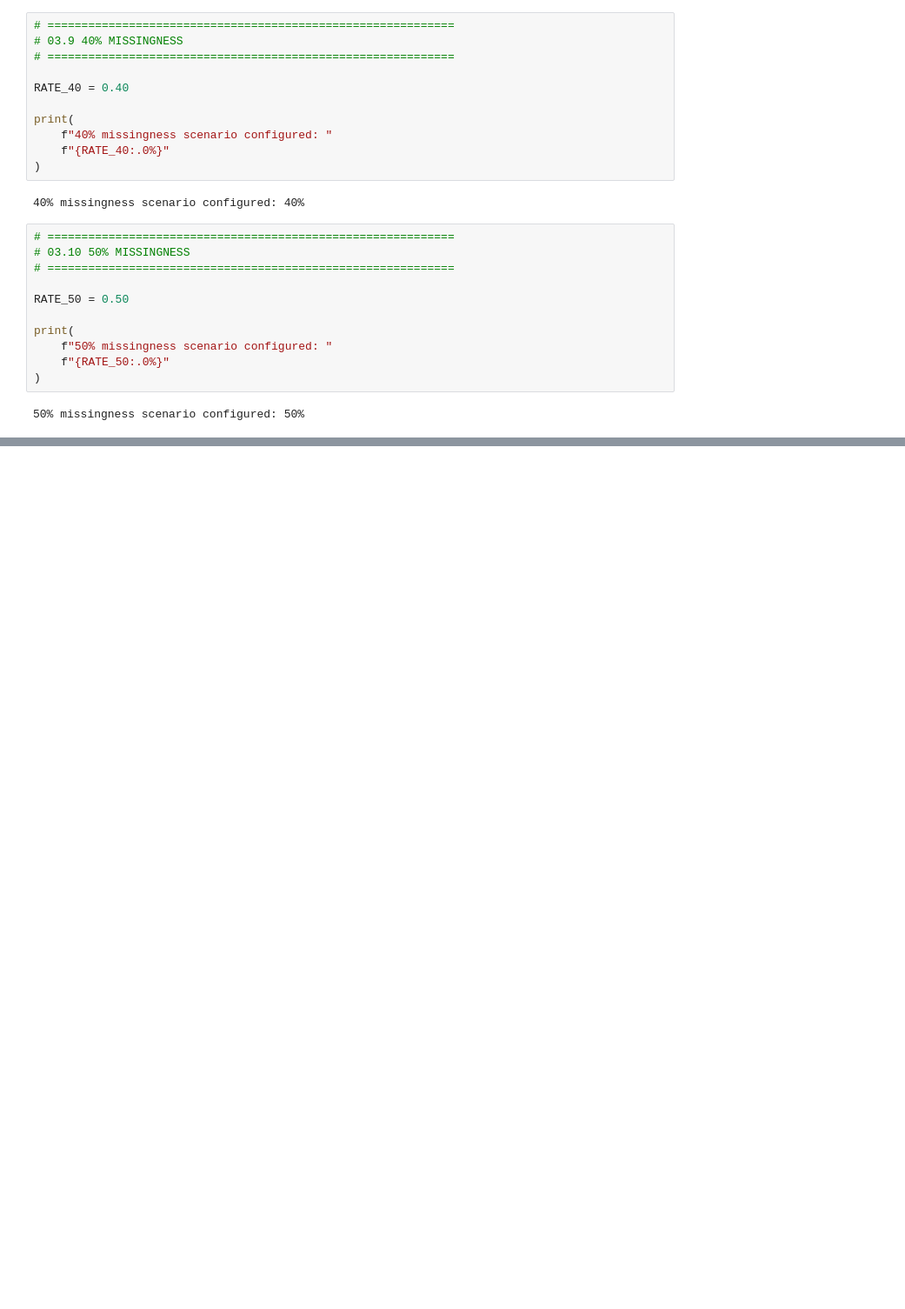
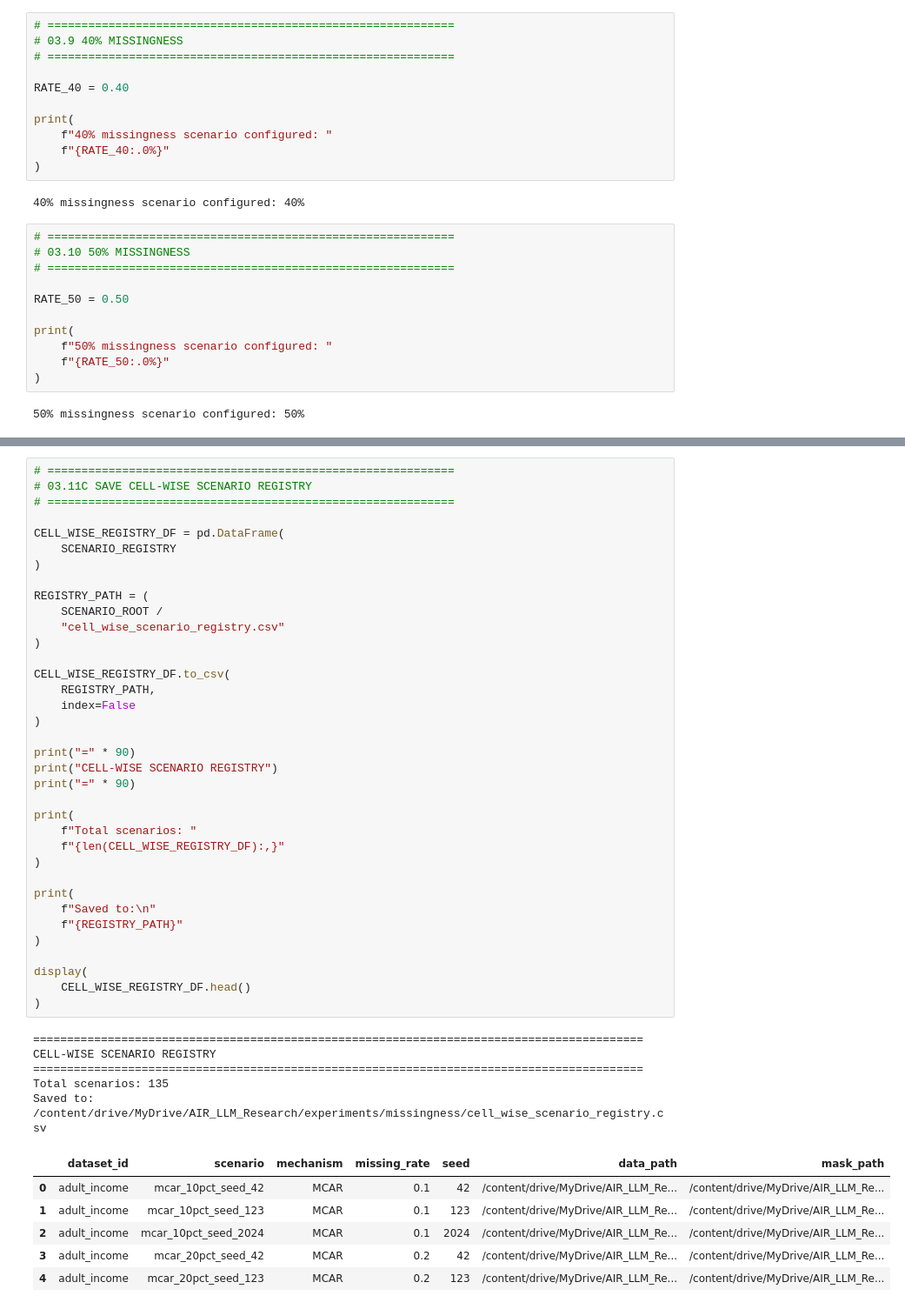
Before and after one commit to amzad-786githumb/AIR_LLM_Research, a Jupyter notebook: 03_Missingness_Generation.ipynb, the cells around one changed output, grey strips where cells are left out. Shown at 87% size. Cells and saved outputs as stored; diff of their text form; blank space fills up the shorter version.

```diff
--- a/03_Missingness_Generation.ipynb
+++ b/03_Missingness_Generation.ipynb
@@ -1864,0 +1137,49 @@ Design file     : /content/drive/MyDrive/AIR_LLM_Research/experiments/missingnes
+# %%
+# ============================================================
+# 03.11C SAVE CELL-WISE SCENARIO REGISTRY
+# ============================================================
+
+CELL_WISE_REGISTRY_DF = pd.DataFrame(
+    SCENARIO_REGISTRY
+)
+
+REGISTRY_PATH = (
+    SCENARIO_ROOT /
+    "cell_wise_scenario_registry.csv"
+)
+
+CELL_WISE_REGISTRY_DF.to_csv(
+    REGISTRY_PATH,
+    index=False
+)
+
+print("=" * 90)
+print("CELL-WISE SCENARIO REGISTRY")
+print("=" * 90)
+
+print(
+    f"Total scenarios: "
+    f"{len(CELL_WISE_REGISTRY_DF):,}"
+)
+
+print(
+    f"Saved to:\n"
+    f"{REGISTRY_PATH}"
+)
+
+display(
+    CELL_WISE_REGISTRY_DF.head()
+)
+# %% [output]
+==========================================================================================
+CELL-WISE SCENARIO REGISTRY
+==========================================================================================
+Total scenarios: 135
+Saved to:
+/content/drive/MyDrive/AIR_LLM_Research/experiments/missingness/cell_wise_scenario_registry.csv
+|  | dataset_id | scenario | mechanism | missing_rate | seed | data_path | mask_path |
+| 0 | adult_income | mcar_10pct_seed_42 | MCAR | 0.1 | 42 | /content/drive/MyDrive/AIR_LLM_Re... | /content/drive/MyDrive/AIR_LLM_Re... |
+| 1 | adult_income | mcar_10pct_seed_123 | MCAR | 0.1 | 123 | /content/drive/MyDrive/AIR_LLM_Re... | /content/drive/MyDrive/AIR_LLM_Re... |
+| 2 | adult_income | mcar_10pct_seed_2024 | MCAR | 0.1 | 2024 | /content/drive/MyDrive/AIR_LLM_Re... | /content/drive/MyDrive/AIR_LLM_Re... |
+| 3 | adult_income | mcar_20pct_seed_42 | MCAR | 0.2 | 42 | /content/drive/MyDrive/AIR_LLM_Re... | /content/drive/MyDrive/AIR_LLM_Re... |
+| 4 | adult_income | mcar_20pct_seed_123 | MCAR | 0.2 | 123 | /content/drive/MyDrive/AIR_LLM_Re... | /content/drive/MyDrive/AIR_LLM_Re... |
```
Also changed, not shown: parts of 28 cells of this notebook.
